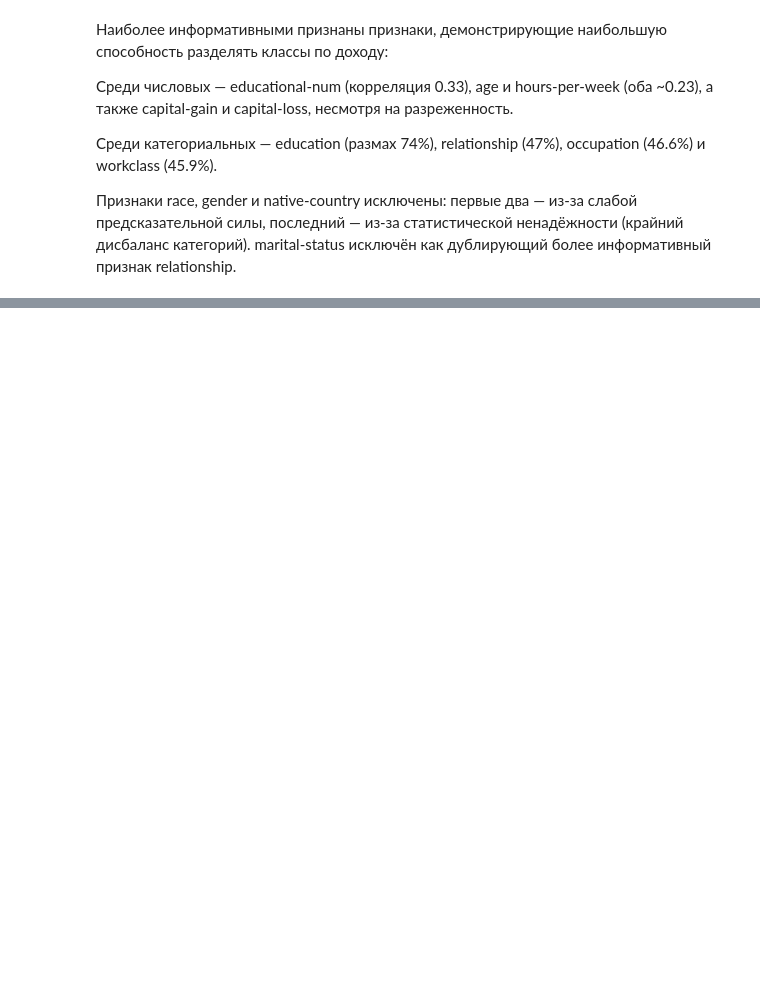
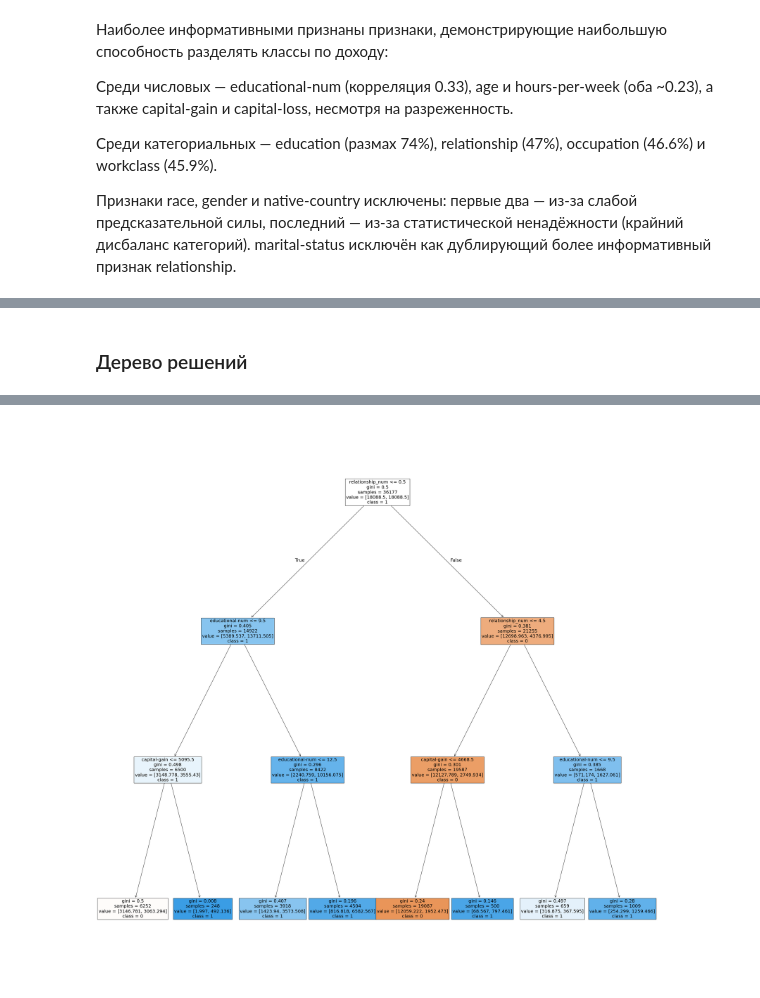
Before and after one commit to DaryaBorovinskaya/MAD_lab2, a Jupyter notebook: Slava.ipynb, the cells around one changed output, grey strips where cells are left out. Saved outputs shown, nothing was run; the diff lists cells and outputs as text; code cells hidden in the pictures; blank space fills up the shorter version.

```diff
--- a/Slava.ipynb
+++ b/Slava.ipynb
@@ -188,0 +219,66 @@ marital-status исключён как дублирующий более инф
+# %% [markdown]
+### Дерево решений
+# %%
+X = df.drop('income_num', axis=1)  # все столбцы, кроме целевой
+y = df['income_num']
+
+# Разделение на обучающую и тестовую выборки
+X_train, X_test, y_train, y_test = train_test_split(X, y, test_size=0.2, random_state=42)
+
+# Создание модели дерева решений
+clf = DecisionTreeClassifier(
+    random_state=42,
+    max_depth=3,
+    class_weight='balanced',
+    min_samples_split=10,  # минимум 10 образцов для разбиения
+    min_samples_leaf=5,    # минимум 5 в листе
+    criterion='gini'
+)
+
+# Обучение модели
+clf.fit(X_train, y_train)
+
+y_train_pred = clf.predict(X_train)
+y_test_pred = clf.predict(X_test)
+
+# Предсказания вероятностей (для AUC)
+y_train_proba = clf.predict_proba(X_train)[:, 1]
+y_test_proba = clf.predict_proba(X_test)[:, 1]
+
+# Определение метрик
+def calculate_metrics(y_true, y_pred, y_proba, dataset_name):
+    print(f"=== Метрики для {dataset_name} ===")
+    accuracy = accuracy_score(y_true, y_pred)
+    precision_macro = precision_score(y_true, y_pred, average='macro', zero_division=0)
+    precision_micro = precision_score(y_true, y_pred, average='micro', zero_division=0)
+    recall_macro = recall_score(y_true, y_pred, average='macro', zero_division=0)
+    recall_micro = recall_score(y_true, y_pred, average='micro', zero_division=0)
+    f1_macro = f1_score(y_true, y_pred, average='macro', zero_division=0)
+    f1_micro = f1_score(y_true, y_pred, average='micro', zero_division=0)
+    # AUC рассчитывается только для бинарной классификации
+    auc = roc_auc_score(y_true, y_proba)
+
+    print(f"Accuracy: {accuracy:.4f}")
+    print(f"Precision (macro): {precision_macro:.4f}")
+    print(f"Precision (micro): {precision_micro:.4f}")
+    print(f"Recall (macro): {recall_macro:.4f}")
+    print(f"Recall (micro): {recall_micro:.4f}")
+    print(f"F1-score (macro): {f1_macro:.4f}")
+    print(f"F1-score (micro): {f1_micro:.4f}")
+    print(f"AUC: {auc:.4f}")
+    print("-" * 30)
+
+# Вычисление метрик
+calculate_metrics(y_train, y_train_pred, y_train_proba, "обучающего множества")
+calculate_metrics(y_test, y_test_pred, y_test_proba, "тестового множества")
+
+plt.figure(figsize=(40, 40))
+plot_tree(clf,
+          filled=True,
+          fontsize=18,
+          max_depth=3,
+          feature_names=X.columns,
+          class_names=clf.classes_.astype(str),  # если классы числовые, преобразуем в строки
+          )
+plt.show()
+# %% [output]
@@ -188,0 +305 @@ marital-status исключён как дублирующий более инф
+[figure, added]
```
Also changed, not shown: parts of 10 cells of this notebook.
